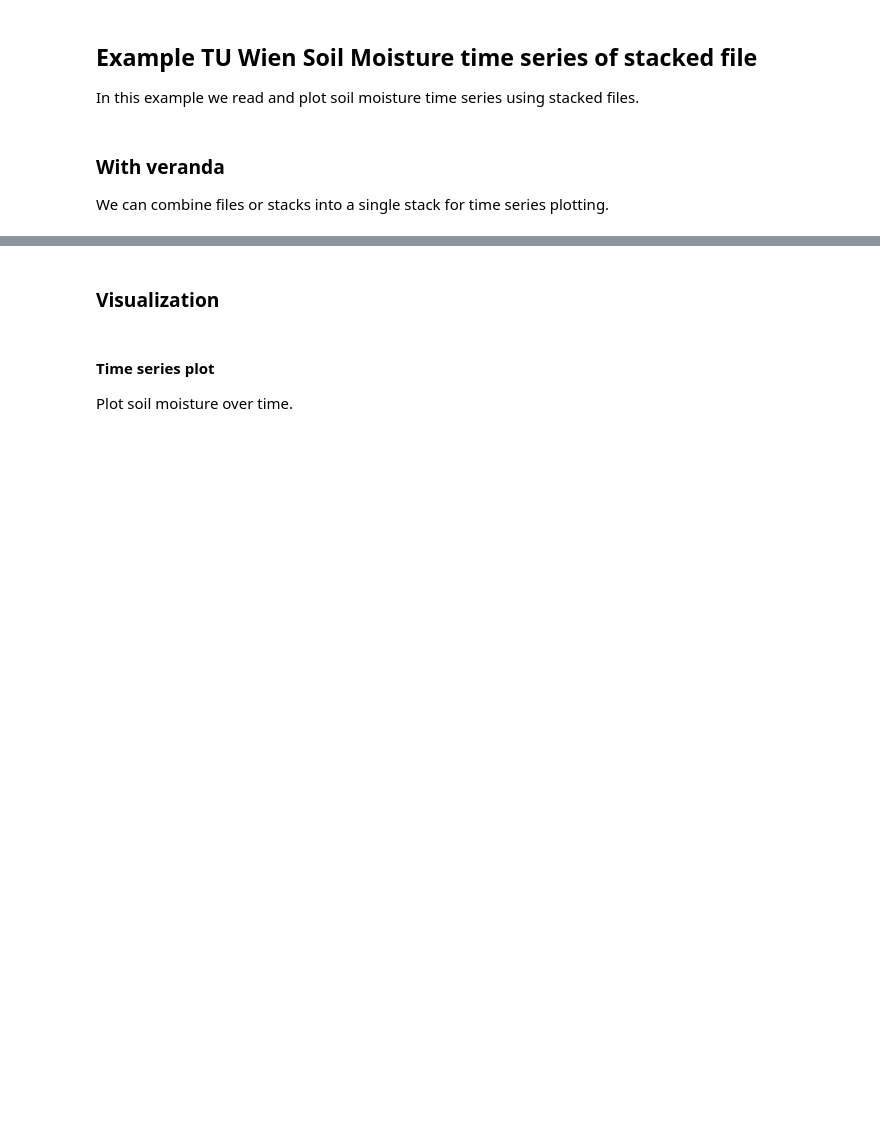
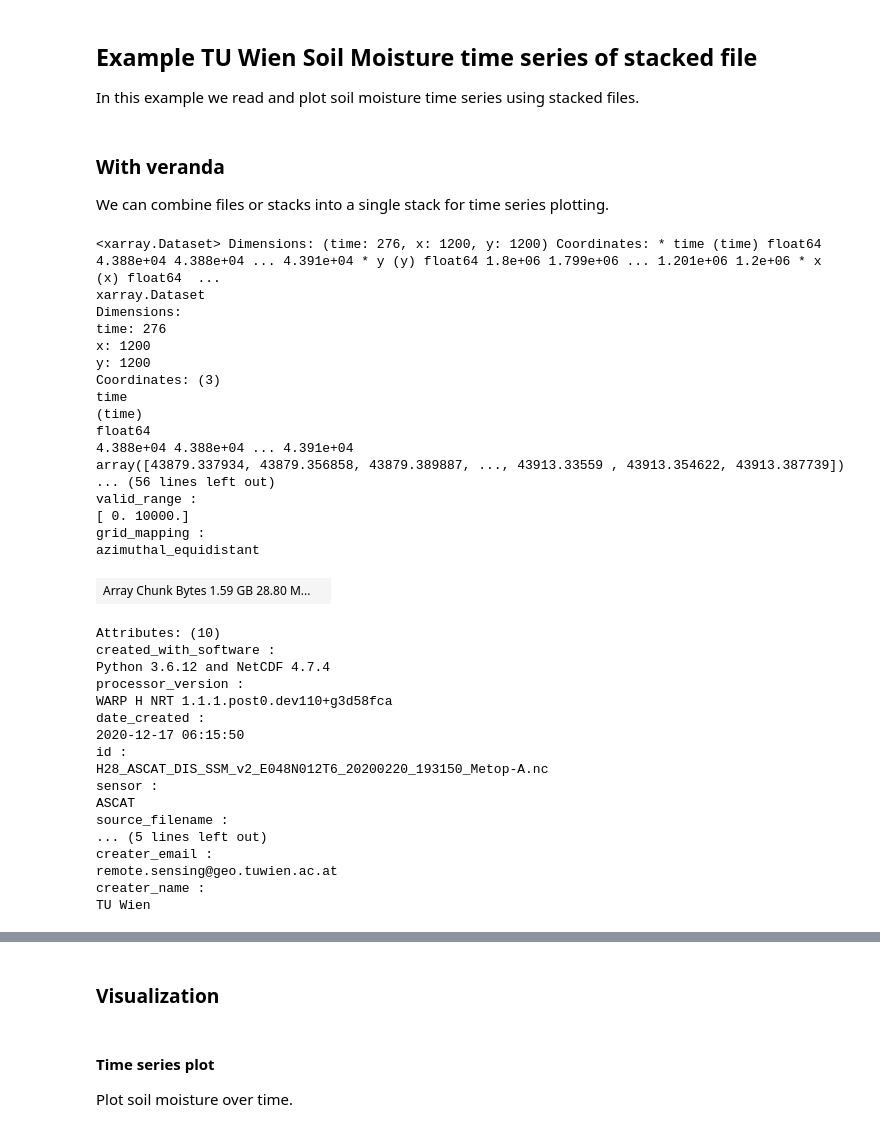
Before and after one commit to TUW-GEO/ascat, a Jupyter notebook: docs/read_ascat_nrt_stacked.ipynb, the cells around one changed output, grey strips where cells are left out. Cells and saved outputs as stored; diff of their text form; code cells hidden in the pictures; blank space fills up the shorter version.

```diff
--- a/docs/read_ascat_nrt_stacked.ipynb
+++ b/docs/read_ascat_nrt_stacked.ipynb
@@ -61,0 +37,38 @@ We can combine files or stacks into a single stack for time series plotting.
+# %%
+ds_ver
+# %% [output]
+<xarray.Dataset> Dimensions: (time: 276, x: 1200, y: 1200) Coordinates: * time (time) float64 4.388e+04 4.388e+04 ... 4.391e+04 * y (y) float64 1.8e+06 1.799e+06 ... 1.201e+06 1.2e+06 * x (x) float64  ...
+xarray.Dataset
+Dimensions:
+time: 276
+x: 1200
+y: 1200
+Coordinates: (3)
+time
+(time)
+float64
+4.388e+04 4.388e+04 ... 4.391e+04
+array([43879.337934, 43879.356858, 43879.389887, ..., 43913.33559 , 43913.354622, 43913.387739])
+... (56 lines left out)
+valid_range :
+[ 0. 10000.]
+grid_mapping :
+azimuthal_equidistant
+| Array Chunk Bytes 1.59 GB 28.80 M... |  |
+Attributes: (10)
+created_with_software :
+Python 3.6.12 and NetCDF 4.7.4
+processor_version :
+WARP H NRT 1.1.1.post0.dev110+g3d58fca
+date_created :
+2020-12-17 06:15:50
+id :
+H28_ASCAT_DIS_SSM_v2_E048N012T6_20200220_193150_Metop-A.nc
+sensor :
+ASCAT
+source_filename :
+... (5 lines left out)
+creater_email :
+remote.sensing@geo.tuwien.ac.at
+creater_name :
+TU Wien
```
Also changed, not shown: parts of 11 cells of this notebook.
